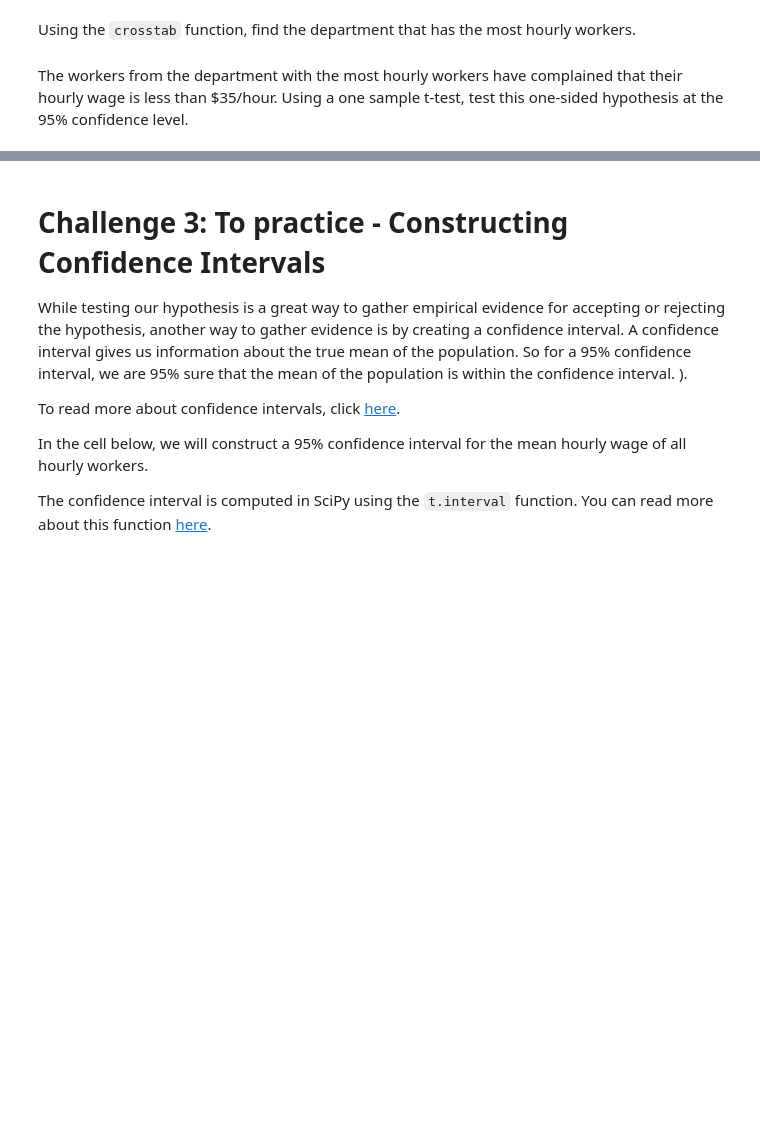
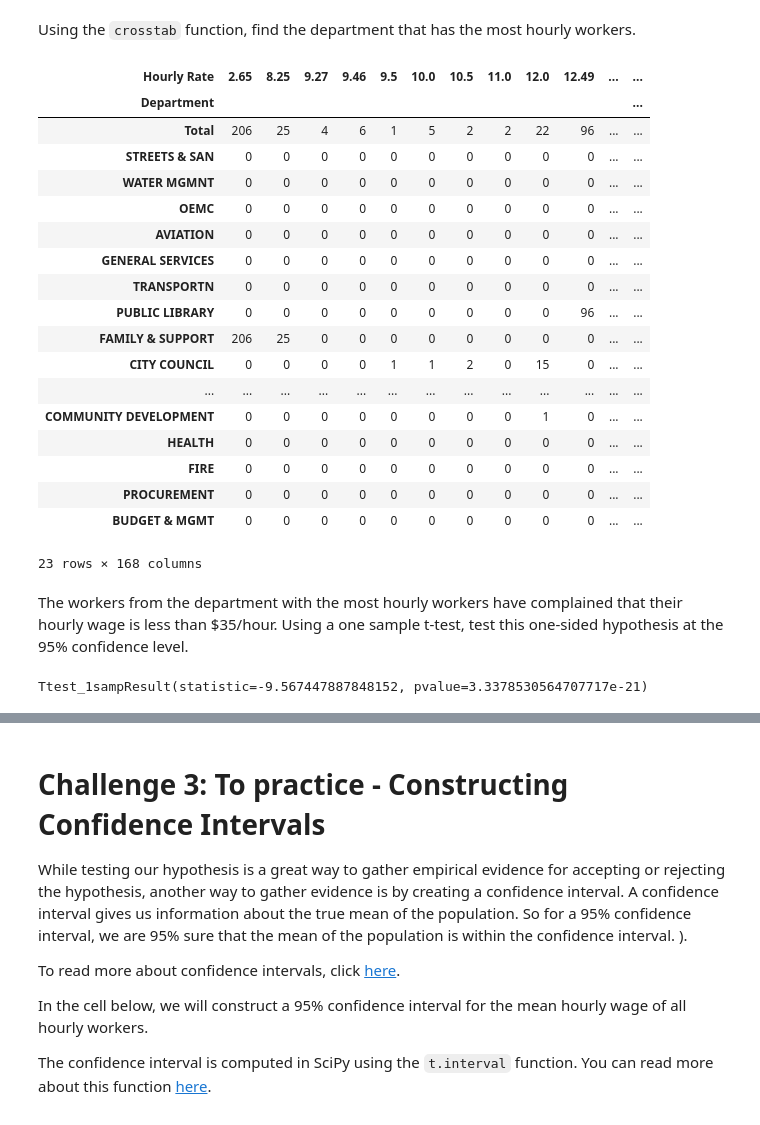
Before and after one commit to ta-data-lis/lab-hypothesis-testing-1, a Jupyter notebook: your-code/main.ipynb, the cells around one changed output, grey strips where cells are left out. Drawn from its saved outputs; the diff is of its cells as text; code cells hidden in the pictures; blank space fills up the shorter version.

```diff
--- a/your-code/main.ipynb
+++ b/your-code/main.ipynb
@@ -11,3 +14,6 @@
 In this challenge, we will examine all salaries of employees of the City of Chicago. We will start by loading the dataset and examining its contents.
 # %%
 # Your code here:
+
+salaries = pd.read_csv('Current_Employee_Names__Salaries__and_Position_Titles.csv')
+salaries
@@ -48,2 +172,28 @@ Using the `crosstab` function, find the department that has the most hourly work
+# %%
+# Your code here:
+
+pd.crosstab(salaries['Department'],salaries['Hourly Rate'],margins=True,margins_name='Total').sort_values('Total',ascending=False)
+
+# It is the Streets & San
+# %% [output]
+| Hourly Rate | 2.65 | 8.25 | 9.27 | 9.46 | 9.5 | 10.0 | 10.5 | 11.0 | 12.0 | 12.49 | ... | ... |
+| Department |  |  |  |  |  |  |  |  |  |  |  | ... |
+| Total | 206 | 25 | 4 | 6 | 1 | 5 | 2 | 2 | 22 | 96 | ... | ... |
+| STREETS & SAN | 0 | 0 | 0 | 0 | 0 | 0 | 0 | 0 | 0 | 0 | ... | ... |
+| WATER MGMNT | 0 | 0 | 0 | 0 | 0 | 0 | 0 | 0 | 0 | 0 | ... | ... |
+| OEMC | 0 | 0 | 0 | 0 | 0 | 0 | 0 | 0 | 0 | 0 | ... | ... |
+| AVIATION | 0 | 0 | 0 | 0 | 0 | 0 | 0 | 0 | 0 | 0 | ... | ... |
+| GENERAL SERVICES | 0 | 0 | 0 | 0 | 0 | 0 | 0 | 0 | 0 | 0 | ... | ... |
+| TRANSPORTN | 0 | 0 | 0 | 0 | 0 | 0 | 0 | 0 | 0 | 0 | ... | ... |
+| PUBLIC LIBRARY | 0 | 0 | 0 | 0 | 0 | 0 | 0 | 0 | 0 | 96 | ... | ... |
+| FAMILY & SUPPORT | 206 | 25 | 0 | 0 | 0 | 0 | 0 | 0 | 0 | 0 | ... | ... |
+| CITY COUNCIL | 0 | 0 | 0 | 0 | 1 | 1 | 2 | 0 | 15 | 0 | ... | ... |
+| ... | ... | ... | ... | ... | ... | ... | ... | ... | ... | ... | ... | ... |
+| COMMUNITY DEVELOPMENT | 0 | 0 | 0 | 0 | 0 | 0 | 0 | 0 | 1 | 0 | ... | ... |
+| HEALTH | 0 | 0 | 0 | 0 | 0 | 0 | 0 | 0 | 0 | 0 | ... | ... |
+| FIRE | 0 | 0 | 0 | 0 | 0 | 0 | 0 | 0 | 0 | 0 | ... | ... |
+| PROCUREMENT | 0 | 0 | 0 | 0 | 0 | 0 | 0 | 0 | 0 | 0 | ... | ... |
+| BUDGET & MGMT | 0 | 0 | 0 | 0 | 0 | 0 | 0 | 0 | 0 | 0 | ... | ... |
+23 rows × 168 columns
 # %% [markdown]
 The workers from the department with the most hourly workers have complained that their hourly wage is less than $35/hour. Using a one sample t-test, test this one-sided hypothesis at the 95% confidence level.
@@ -51,0 +200,16 @@ The workers from the department with the most hourly workers have complained tha
+# %%
+# Your code here:
+
+sample = salaries[salaries['Department']=='STREETS & SAN']['Hourly Rate']
+sample.dropna(inplace=True)
+len = sample.size
+
+st.ttest_1samp(sample,35)
+
+
+# H0: The hourly wage is 35/hr
+# H1: The hourly wage is less than 35/hr
+
+# We cannot reject the null hipothesis the p value is around 1.5 > 0.05
+# %% [output]
+Ttest_1sampResult(statistic=-9.567447887848152, pvalue=3.3378530564707717e-21)
```
Also changed, not shown: parts of 20 cells of this notebook.
